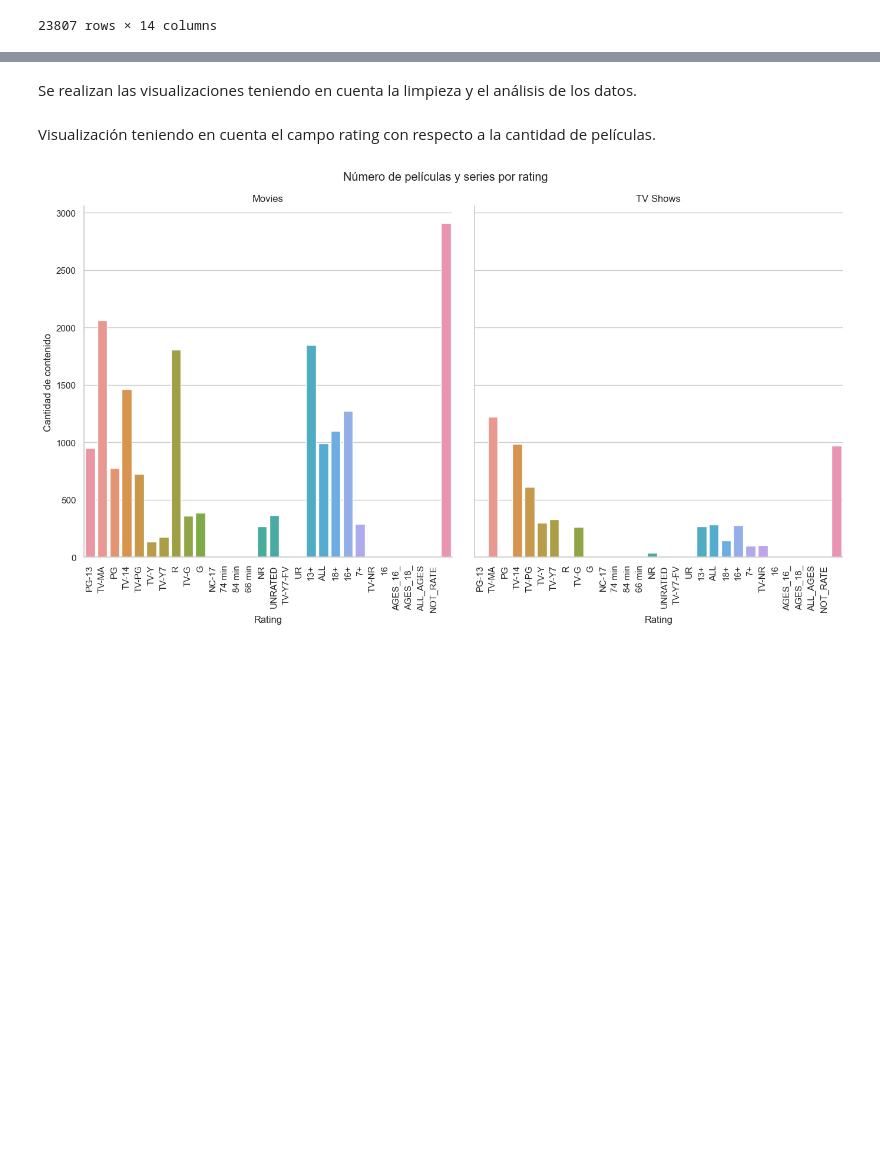
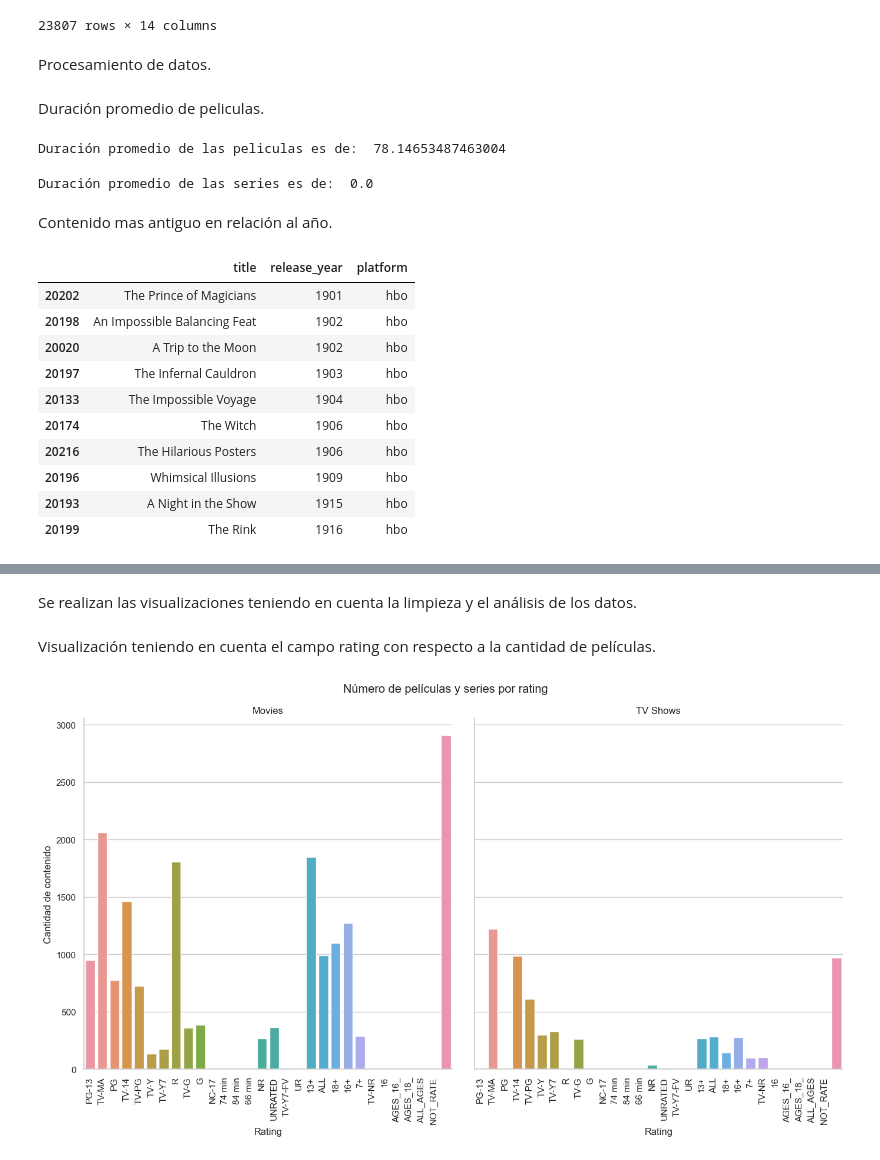
Before and after one commit to Marce-Valverde/PFGrupo19, a Jupyter notebook: Proyecto.ipynb, the cells around one changed output, grey strips where cells are left out. Drawn from its saved outputs; the diff is of its cells as text; code cells hidden in the pictures; blank space fills up the shorter version.

```diff
--- a/Proyecto.ipynb
+++ b/Proyecto.ipynb
@@ -838,3 +838,38 @@ df
 | 23805 | tm1121486 | Movie | Entre Nos: The Winners 2 |  |  |  | 2019-07-25 01:47:23.759092224 | 2021 |  |  | ... |
 | 23806 | tm989132 | Movie | The Infamous Future |  |  | United States of America | 2019-07-25 01:47:23.759092224 | 2021 |  |  | ... |
 23807 rows × 14 columns
+# %% [markdown]
+Procesamiento de datos.
+# %% [markdown]
+Duración promedio de peliculas.
+# %%
+df_peliculas = df[df['type'] == 'Movie']
+duracion_promedio_peliculas = df_peliculas['duration (min)'].mean()
+
+print("Duración promedio de las peliculas es de: ", duracion_promedio_peliculas)
+# %% [output]
+Duración promedio de las peliculas es de:  78.14653487463004
+# %%
+df_peliculas = df[df['type'] == 'TV Show']
+duracion_promedio_peliculas = df_peliculas['duration (min)'].mean()
+
+print("Duración promedio de las series es de: ", duracion_promedio_peliculas)
+# %% [output]
+Duración promedio de las series es de:  0.0
+# %% [markdown]
+Contenido mas antiguo en relación al año.
+# %%
+contenido_old=df.sort_values('release_year').head(10)
+contenido_old[['title','release_year','platform']]
+# %% [output]
+|  | title | release_year | platform |
+| 20202 | The Prince of Magicians | 1901 | hbo |
+| 20198 | An Impossible Balancing Feat | 1902 | hbo |
+| 20020 | A Trip to the Moon | 1902 | hbo |
+| 20197 | The Infernal Cauldron | 1903 | hbo |
+| 20133 | The Impossible Voyage | 1904 | hbo |
+| 20174 | The Witch | 1906 | hbo |
+| 20216 | The Hilarious Posters | 1906 | hbo |
+| 20196 | Whimsical Illusions | 1909 | hbo |
+| 20193 | A Night in the Show | 1915 | hbo |
+| 20199 | The Rink | 1916 | hbo |
```
Also changed, not shown: parts of 12 cells of this notebook.
